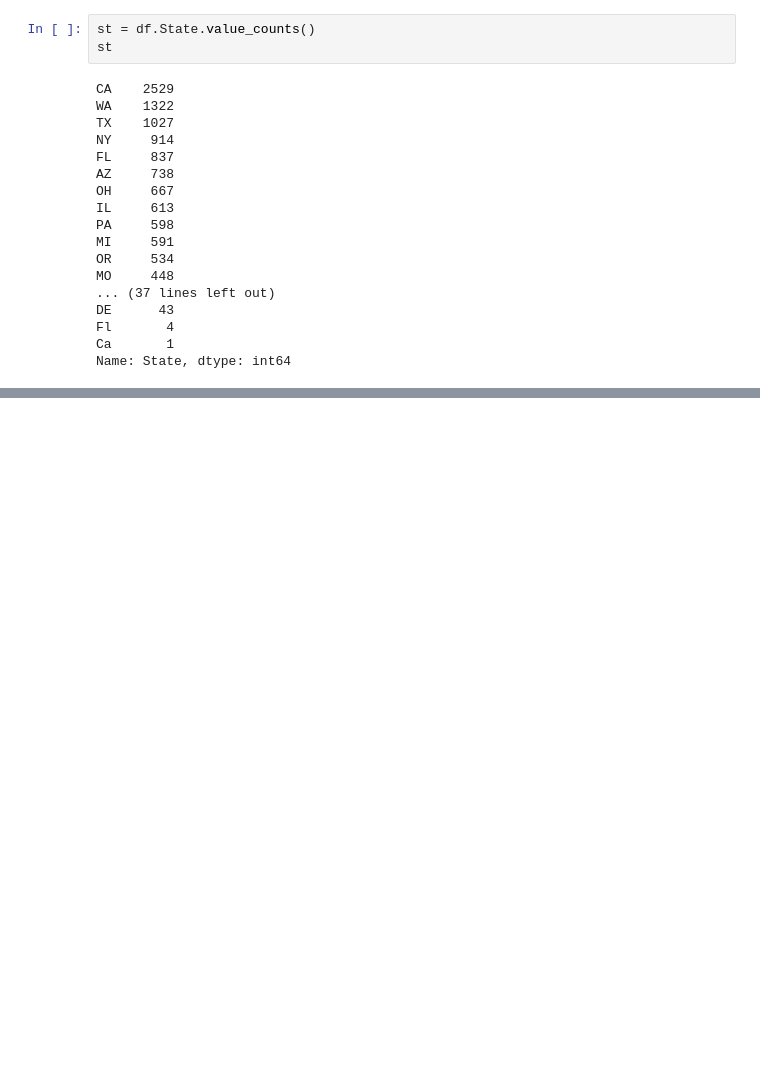
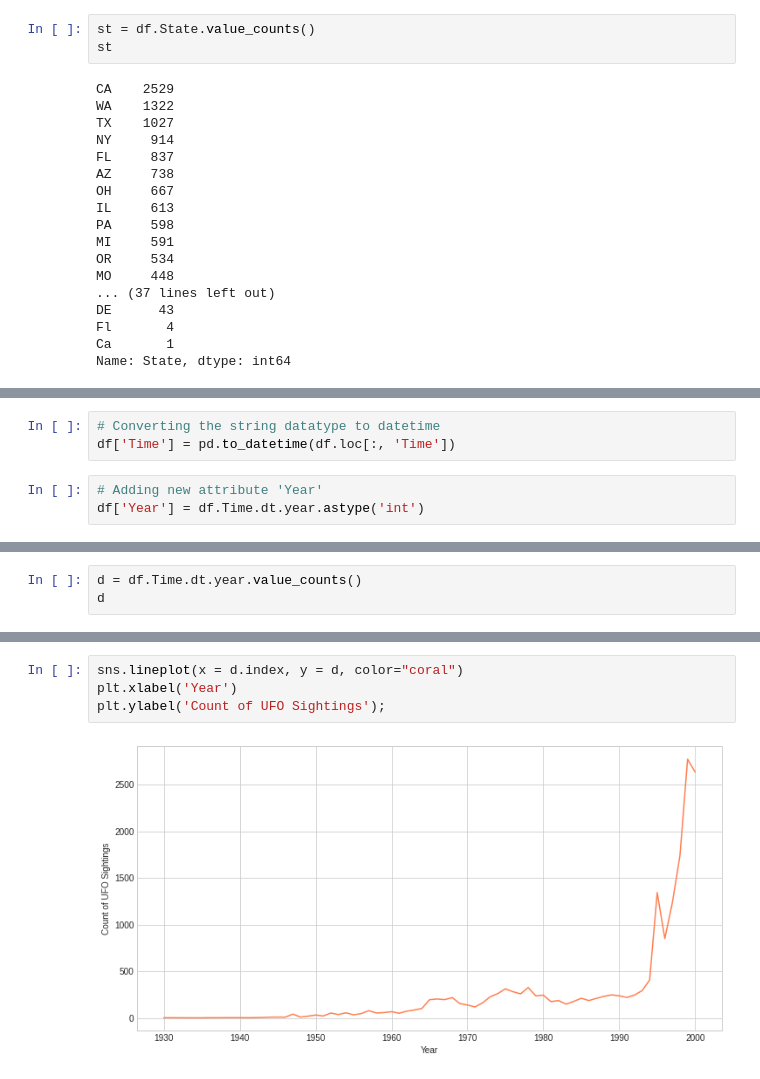
Before and after one commit to syamkakarla98/DataScience_Head_Start, a Jupyter notebook: UFO_Sightings.ipynb, the cells around one changed output, grey strips where cells are left out. Saved outputs shown, nothing was run; the diff lists cells and outputs as text; blank space fills up the shorter version.

```diff
--- a/UFO_Sightings.ipynb
+++ b/UFO_Sightings.ipynb
@@ -200,0 +204,6 @@ sns.barplot(x = st[:20].index, y = st[:20], palette='Set2');
+# %%
+# Converting the string datatype to datetime
+df['Time'] = pd.to_datetime(df.loc[:, 'Time'])
+# %%
+# Adding new attribute 'Year'
+df['Year'] = df.Time.dt.year.astype('int')
@@ -200,0 +220,3 @@ sns.barplot(x = st[:20].index, y = st[:20], palette='Set2');
+# %%
+d = df.Time.dt.year.value_counts()
+d
@@ -200,0 +236,6 @@ sns.barplot(x = st[:20].index, y = st[:20], palette='Set2');
+# %%
+sns.lineplot(x = d.index, y = d, color="coral")
+plt.xlabel('Year')
+plt.ylabel('Count of UFO Sightings');
+# %% [output]
+[figure, added]
```
Also changed, not shown: parts of 16 cells of this notebook.
